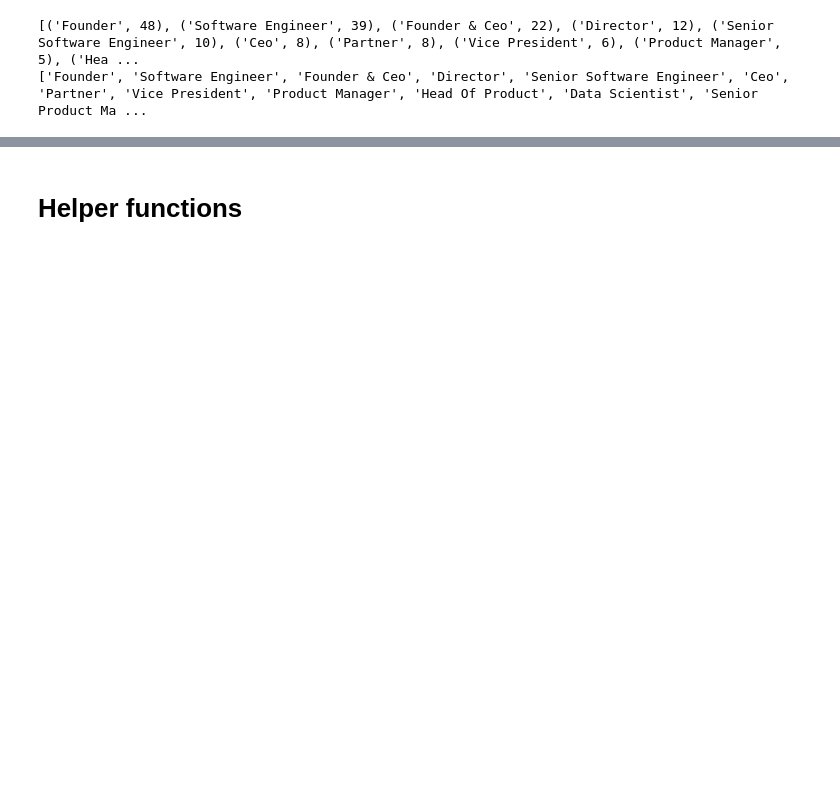
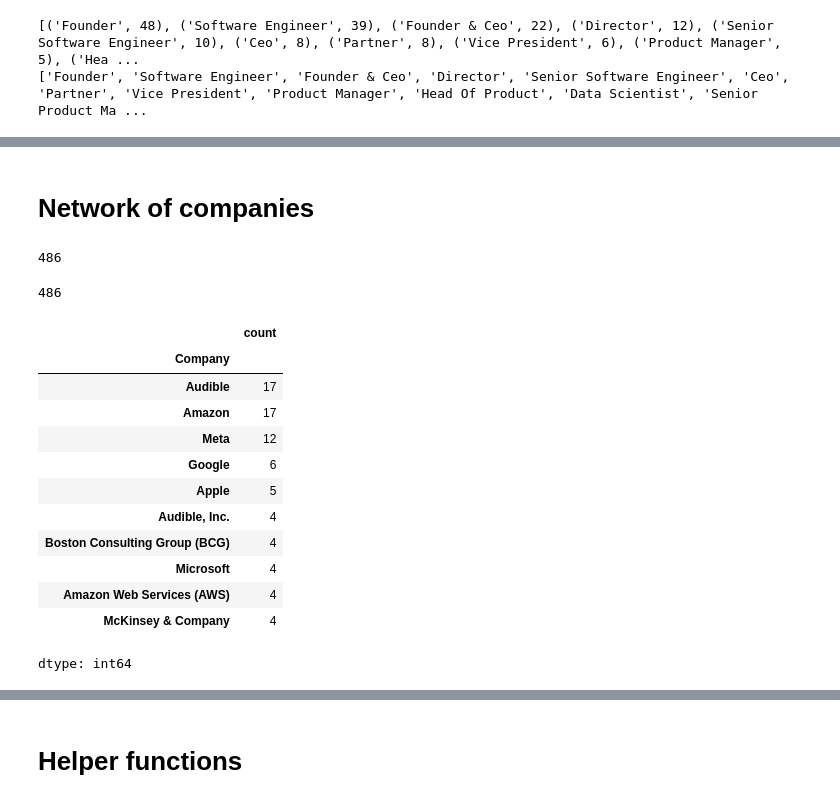
Before and after one commit to sj442/linkedin-visualizations, a Jupyter notebook: notebooks/Linkedin_Connections.ipynb, the cells around one changed output, grey strips where cells are left out. Drawn from its saved outputs; the diff is of its cells as text; code cells hidden in the pictures; blank space fills up the shorter version.

```diff
--- a/notebooks/Linkedin_Connections.ipynb
+++ b/notebooks/Linkedin_Connections.ipynb
@@ -317,0 +302,28 @@ files.download("linkedin_role_network.html")
+# %% [markdown]
+# Network of companies
+# %%
+companies = df.Company.value_counts().reset_index().Company.to_list()
+print(len(companies))
+# %% [output]
+486
+# %%
+# Number of unique companies associated with my connections
+df.Company.nunique()
+# %% [output]
+486
+# %%
+df.Company.value_counts().head(10)
+# %% [output]
+|  | count |
+| Company |  |
+| Audible | 17 |
+| Amazon | 17 |
+| Meta | 12 |
+| Google | 6 |
+| Apple | 5 |
+| Audible, Inc. | 4 |
+| Boston Consulting Group (BCG) | 4 |
+| Microsoft | 4 |
+| Amazon Web Services (AWS) | 4 |
+| McKinsey & Company | 4 |
+dtype: int64
```
Also changed, not shown: parts of 24 cells of this notebook, 1 other file.
